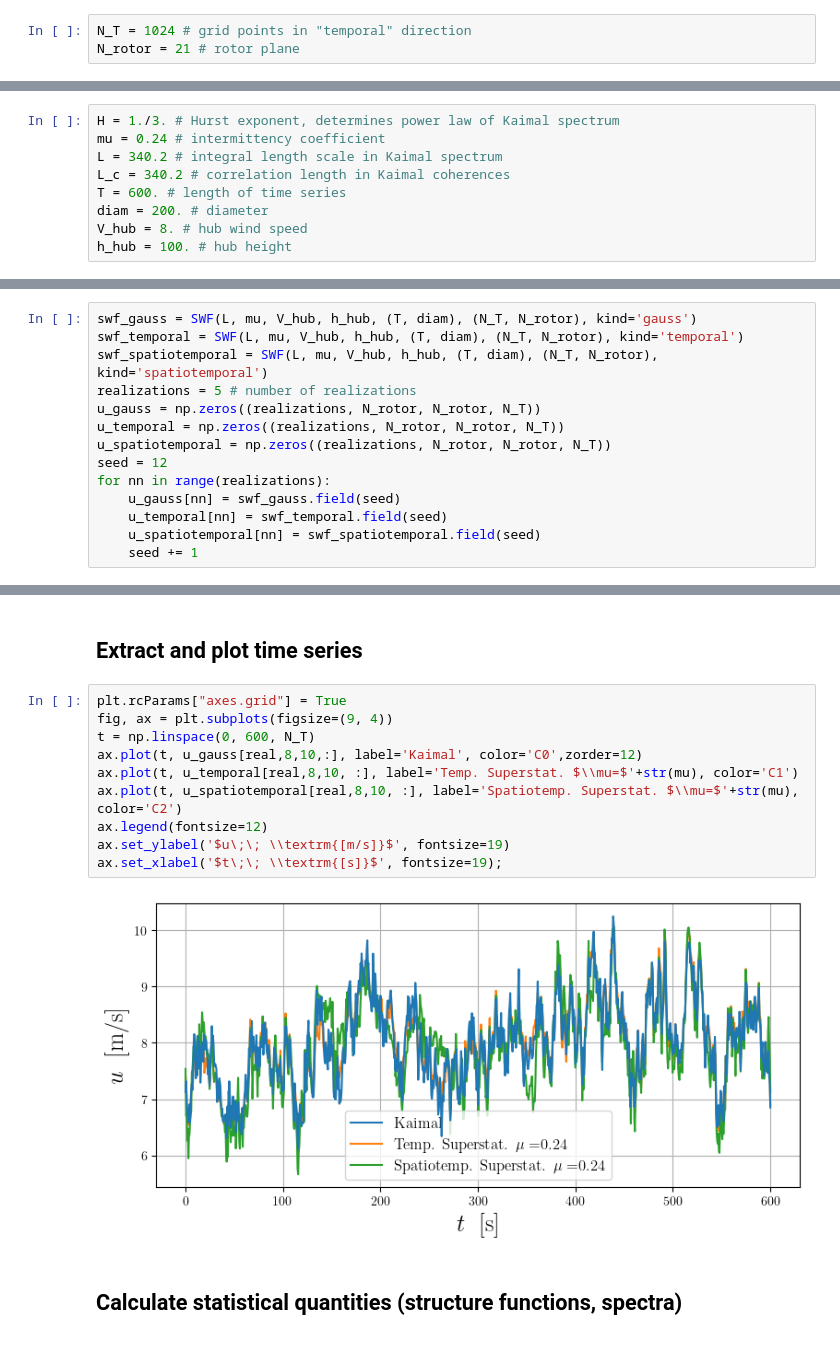
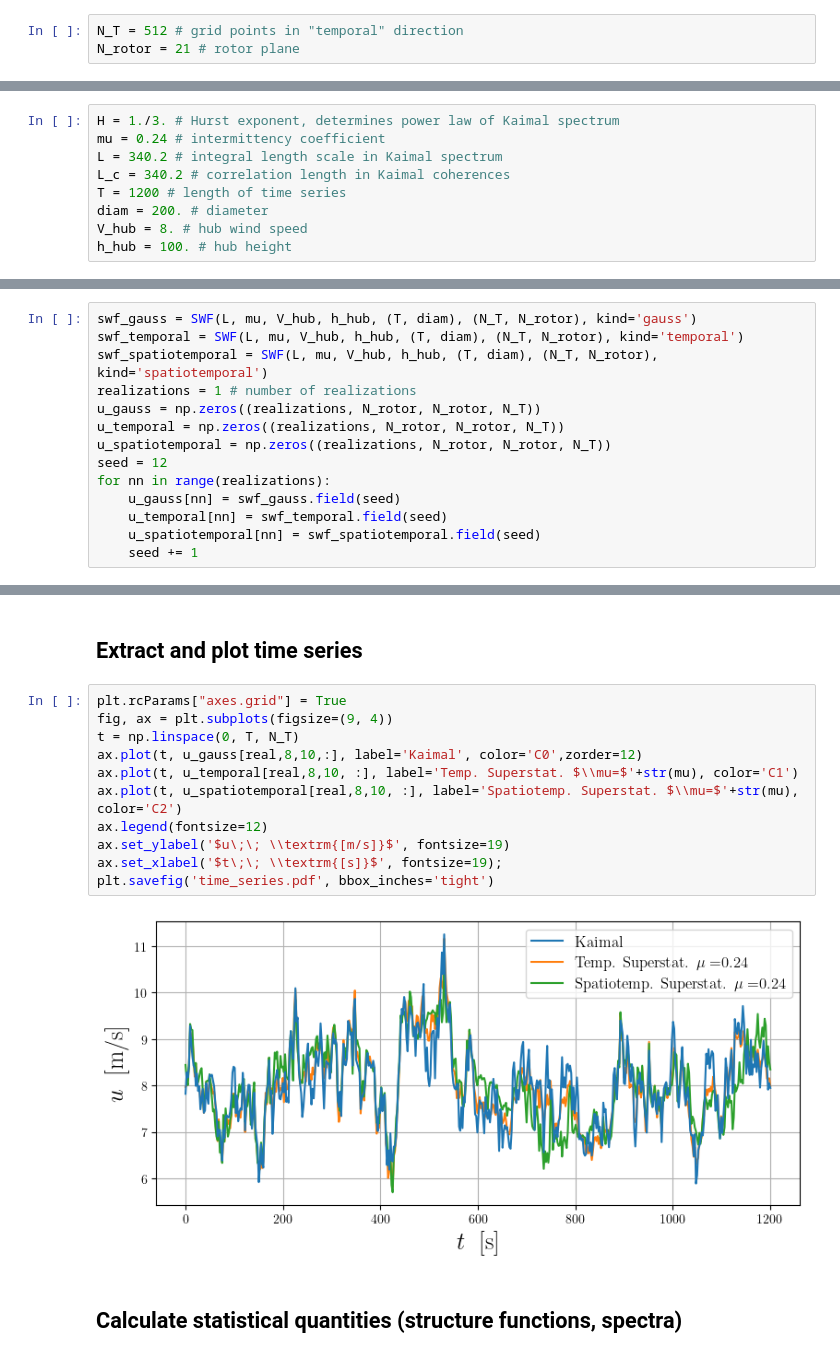
Before and after one commit to fiddir/pyforwind, a Jupyter notebook: examples/example_kaimal.ipynb, the cells around one changed output, grey strips where cells are left out. Drawn from its saved outputs; the diff is of its cells as text.

```diff
--- a/examples/example_kaimal.ipynb
+++ b/examples/example_kaimal.ipynb
@@ -13,7 +13,7 @@ plt.rc('font', family='serif')
 # %% [markdown]
 ## Set the wind field box
 # %%
-N_T = 1024 # grid points in "temporal" direction
+N_T = 512 # grid points in "temporal" direction
 N_rotor = 21 # rotor plane
 # %% [markdown]
 ## Model parameters
@@ -22,7 +22,7 @@ H = 1./3. # Hurst exponent, determines power law of Kaimal spectrum
 mu = 0.24 # intermittency coefficient
 L = 340.2 # integral length scale in Kaimal spectrum
 L_c = 340.2 # correlation length in Kaimal coherences
-T = 600. # length of time series
+T = 1200 # length of time series
 diam = 200. # diameter
 V_hub = 8. # hub wind speed
 h_hub = 100. # hub height
@@ -32,7 +32,7 @@ h_hub = 100. # hub height
 swf_gauss = SWF(L, mu, V_hub, h_hub, (T, diam), (N_T, N_rotor), kind='gauss')
 swf_temporal = SWF(L, mu, V_hub, h_hub, (T, diam), (N_T, N_rotor), kind='temporal')
 swf_spatiotemporal = SWF(L, mu, V_hub, h_hub, (T, diam), (N_T, N_rotor), kind='spatiotemporal')
-realizations = 5 # number of realizations
+realizations = 1 # number of realizations
 u_gauss = np.zeros((realizations, N_rotor, N_rotor, N_T))
 u_temporal = np.zeros((realizations, N_rotor, N_rotor, N_T))
 u_spatiotemporal = np.zeros((realizations, N_rotor, N_rotor, N_T))
@@ -84,15 +81,16 @@ fig.colorbar(im, cax=cbar_ax, label='\\textrm{[m/s]}');
 # %%
 plt.rcParams["axes.grid"] = True
 fig, ax = plt.subplots(figsize=(9, 4))
-t = np.linspace(0, 600, N_T)
+t = np.linspace(0, T, N_T)
 ax.plot(t, u_gauss[real,8,10,:], label='Kaimal', color='C0',zorder=12)
 ax.plot(t, u_temporal[real,8,10, :], label='Temp. Superstat. $\\mu=$'+str(mu), color='C1')
 ax.plot(t, u_spatiotemporal[real,8,10, :], label='Spatiotemp. Superstat. $\\mu=$'+str(mu), color='C2')
 ax.legend(fontsize=12)
 ax.set_ylabel('$u\;\; \\textrm{[m/s]}$', fontsize=19)
 ax.set_xlabel('$t\;\; \\textrm{[s]}$', fontsize=19);
+plt.savefig('time_series.pdf', bbox_inches='tight')
 # %% [output]
-[figure, old version]
+[figure, new version]
 # %% [markdown]
 ## Calculate statistical quantities (structure functions, spectra)
 # %%
```
Also changed, not shown: parts of 6 cells of this notebook.
